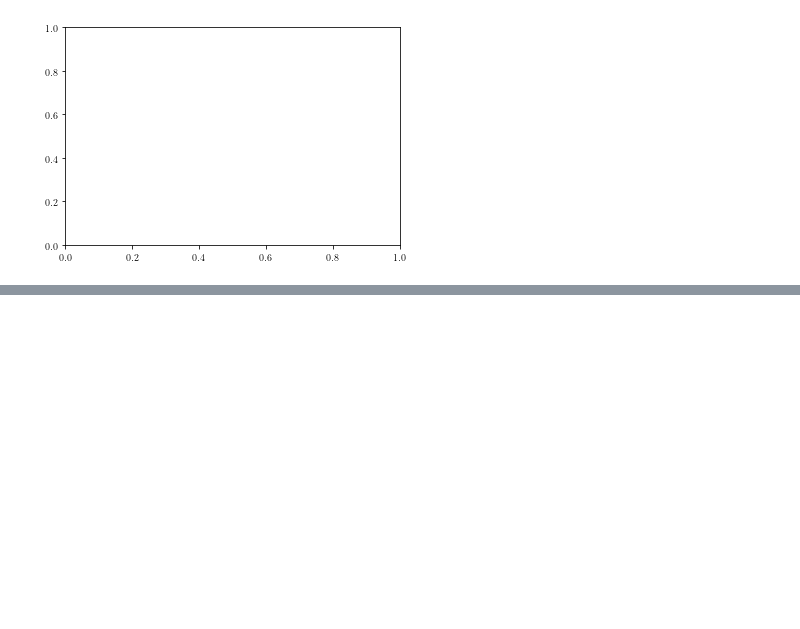
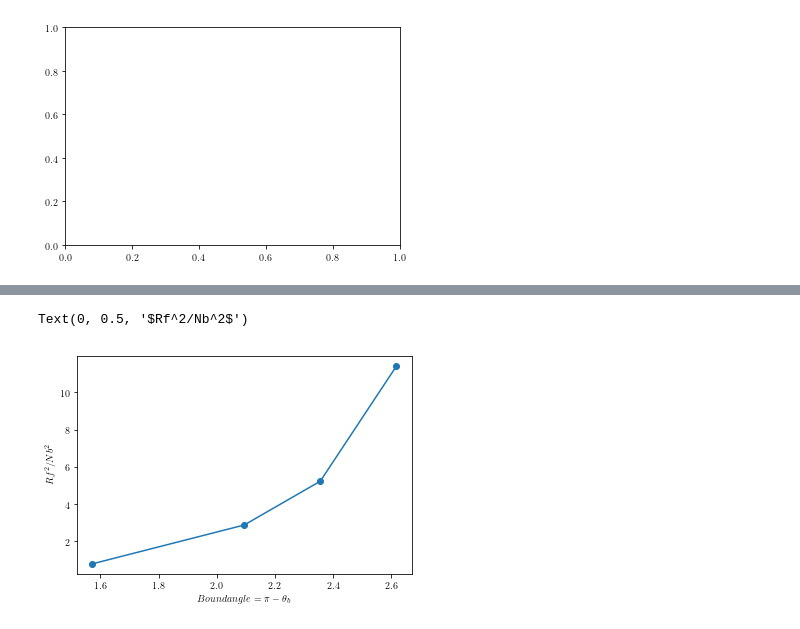
Before and after one commit to mhm1991/SimulationCourse, a Jupyter notebook: Ex4.ipynb, the cells around one changed output, grey strips where cells are left out. Saved outputs shown, nothing was run; the diff lists cells and outputs as text; code cells hidden in the pictures; blank space fills up the shorter version.

```diff
--- a/Ex4.ipynb
+++ b/Ex4.ipynb
@@ -109,0 +158,17 @@ Text(0.5, 1.0, 'Polymer Simulation')
+# %%
+#Finding Rf^2/Nb^2 as function of bound angle
+
+Thetabs = [math.pi/6,math.pi/4,math.pi/3,math.pi/2]
+
+Rf2Nb2 = []
+
+for theta in Thetabs:
+    Rf2Nb2.append(get_gyration_endtoend_radius(200,theta,False)[1])
+# %%
+plt.plot(math.pi - np.array(Thetabs),np.array(Rf2Nb2)/200,"-o",)
+
+plt.xlabel("$Bound angle = \\pi - \\theta_b $")
+plt.ylabel("$Rf^2/Nb^2$")
+# %% [output]
+Text(0, 0.5, '$Rf^2/Nb^2$')
+[figure, added]
```
Also changed, not shown: parts of 7 cells of this notebook.
